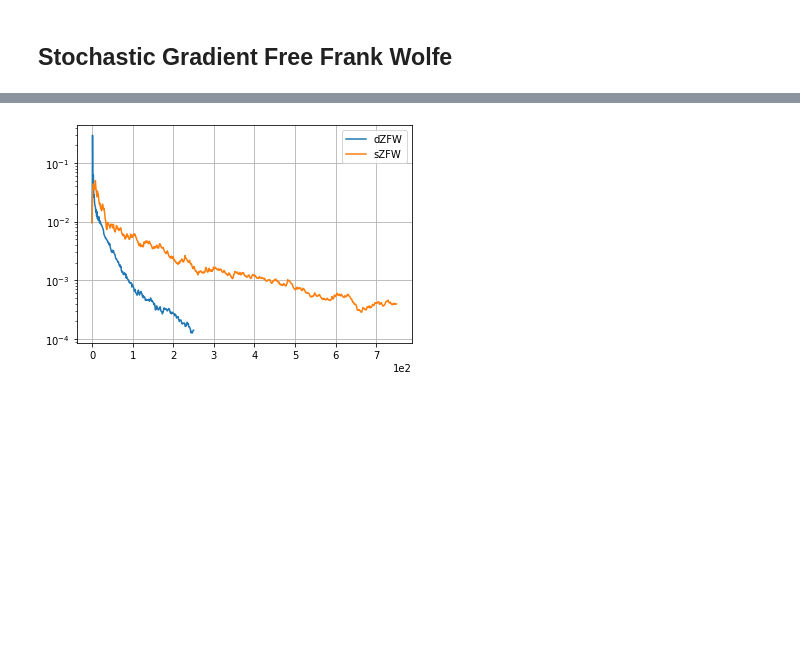
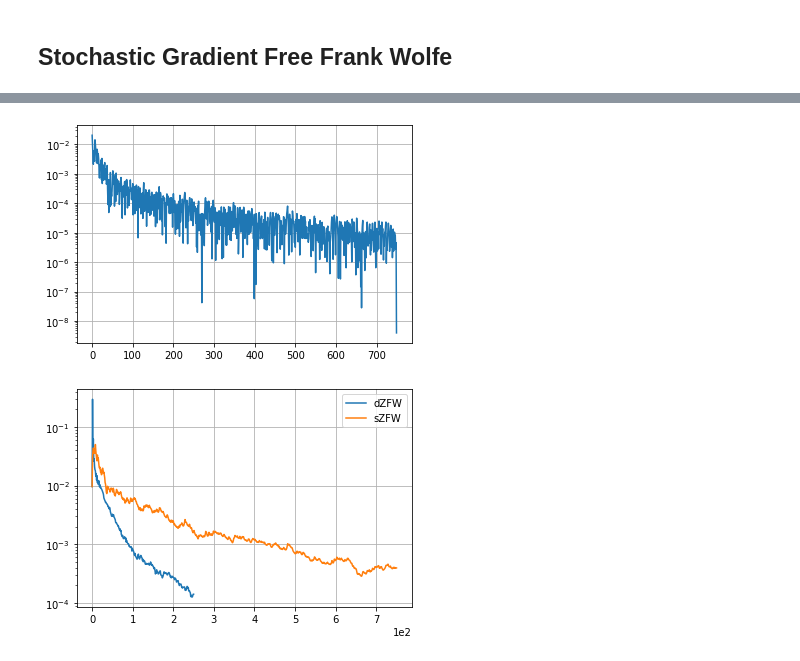
Before and after one commit to liacov/OPTproj, a Jupyter notebook: notebooks/LassoRegression.ipynb, the cells around one changed output, grey strips where cells are left out. Drawn from its saved outputs; the diff is of its cells as text; code cells hidden in the pictures; blank space fills up the shorter version.

```diff
--- a/notebooks/LassoRegression.ipynb
+++ b/notebooks/LassoRegression.ipynb
@@ -349 +353,10 @@ T = 1000
+# %%
+loss_sad = np.load("../Data/results/loss_SZFW_lasso_AD.npy")
+f_valuess = np.load("../Data/results/function_SZFW_lasso_AD.npy")
+# %%
+plt.plot(loss_sad)
+plt.yscale("log")
+plt.grid()
+# %% [output]
+[figure, added]
 # %%
```
Also changed, not shown: parts of 24 cells of this notebook, 5 other files.
